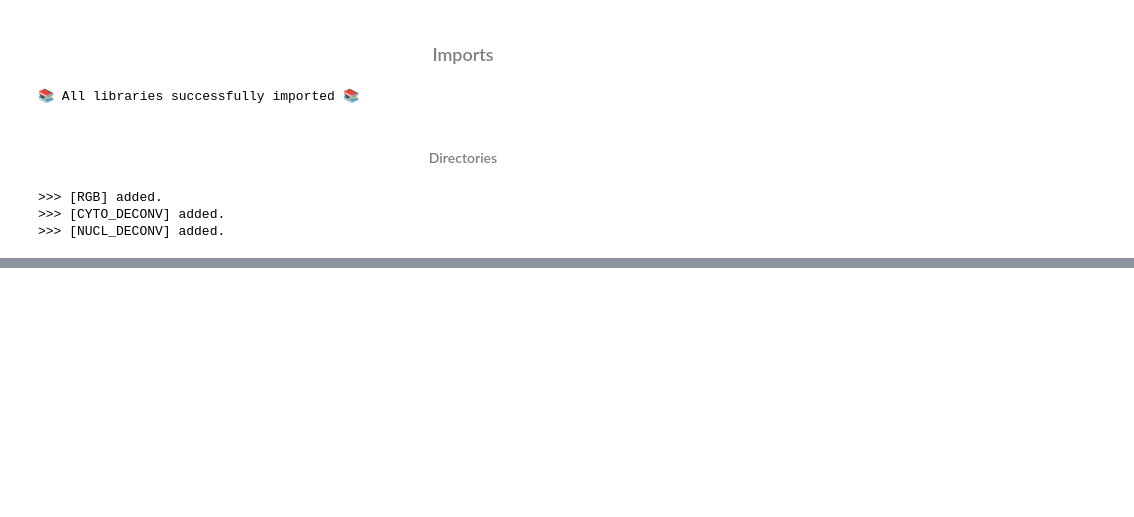
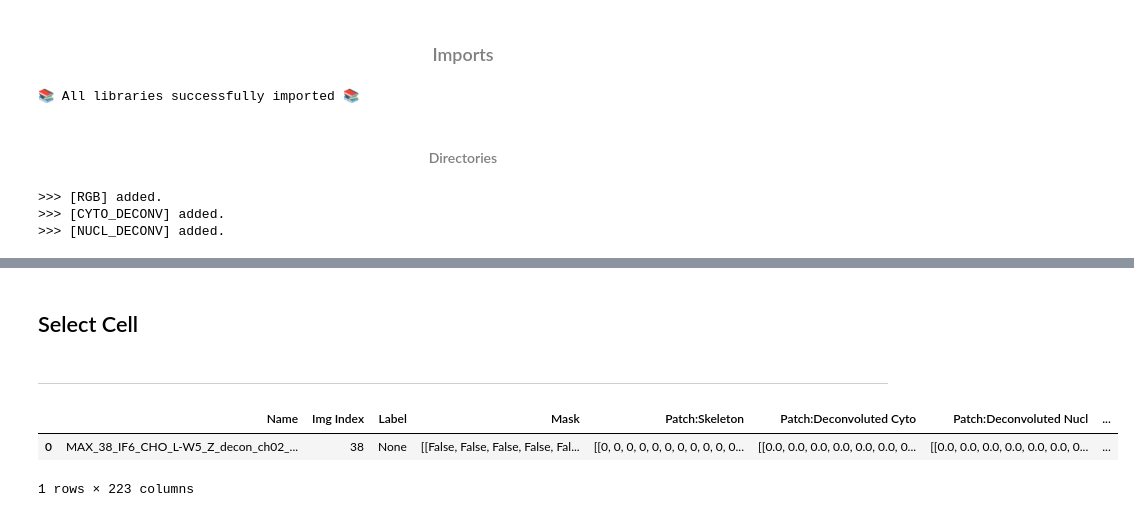
Before and after one commit to diogojfv/aTubulinOrganization, a Jupyter notebook: 5 - Processing of Individual Cells.ipynb, the cells around one changed output, grey strips where cells are left out. Cells and saved outputs as stored; diff of their text form; code cells hidden in the pictures; blank space fills up the shorter version.

```diff
--- a/5 - Processing of Individual Cells.ipynb
+++ b/5 - Processing of Individual Cells.ipynb
@@ -593,0 +423,2 @@ HBox(children=(Dropdown(description='Select Image:', options=('Select image', 11
+# %% [markdown]
+## Select Cell
@@ -593,0 +427,2 @@ HBox(children=(Dropdown(description='Select Image:', options=('Select image', 11
+# %% [markdown]
+---
@@ -593,0 +436,6 @@ HBox(children=(Dropdown(description='Select Image:', options=('Select image', 11
+# %%
+ResultsDF
+# %% [output]
+|  | Name | Img Index | Label | Mask | Patch:Skeleton | Patch:Deconvoluted Cyto | Patch:Deconvoluted Nucl | ... |
+| 0 | MAX_38_IF6_CHO_L-W5_Z_decon_ch02_... | 38 | None | [[False, False, False, False, Fal... | [[0, 0, 0, 0, 0, 0, 0, 0, 0, 0, 0... | [[0.0, 0.0, 0.0, 0.0, 0.0, 0.0, 0... | [[0.0, 0.0, 0.0, 0.0, 0.0, 0.0, 0... | ... |
+1 rows × 223 columns
```
Also changed, not shown: parts of 11 cells of this notebook, 13 other files.
